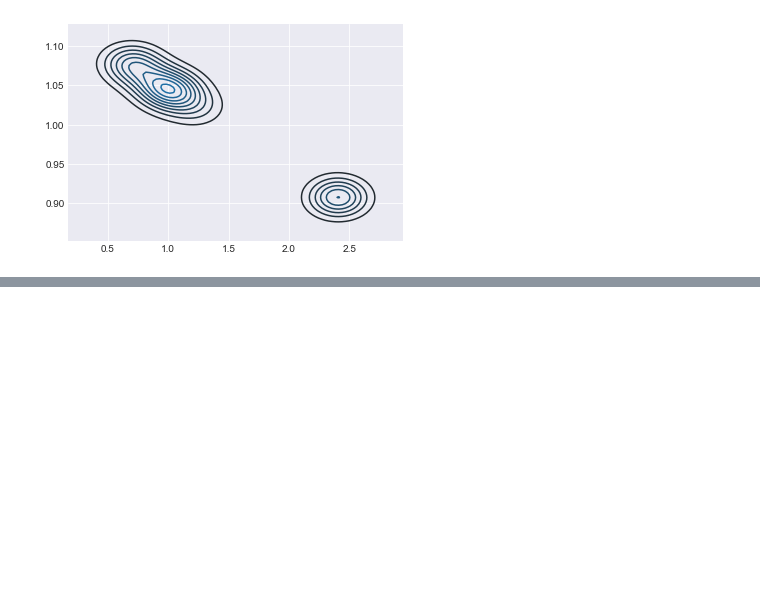
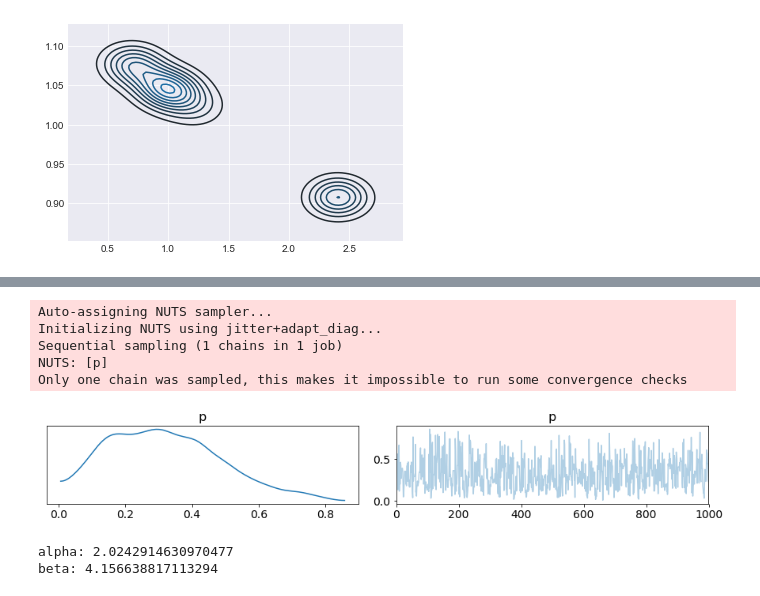
Before and after one commit to shuya106/bayes_repository, a Jupyter notebook: distribution.ipynb, the cells around one changed output, grey strips where cells are left out. Saved outputs shown, nothing was run; the diff lists cells and outputs as text; code cells hidden in the pictures; blank space fills up the shorter version.

```diff
--- a/distribution.ipynb
+++ b/distribution.ipynb
@@ -379,0 +526,25 @@ sns.kdeplot(trace_n["alpha"], trace_n["beta"])
+# %%
+observed = [1, 0]
+n = len(observed)
+
+with pm.Model() as model_1:
+    p = pm.Beta("p", alpha = 1, beta = 1)
+    obs = pm.Binomial("obs", n=n, p=p, observed=observed)
+
+    trace = pm.sample(1000, chains=1)
+
+az.plot_trace(trace)
+plt.show()
+
+alpha , beta = calc_ab(trace)
+print("alpha:", alpha)
+print("beta:", beta)
+# %% [output]
+Auto-assigning NUTS sampler...
+Initializing NUTS using jitter+adapt_diag...
+Sequential sampling (1 chains in 1 job)
+NUTS: [p]
+Only one chain was sampled, this makes it impossible to run some convergence checks
+[figure, added]
+alpha: 2.0242914630970477
+beta: 4.156638817113294
```
Also changed, not shown: parts of 18 cells of this notebook.
